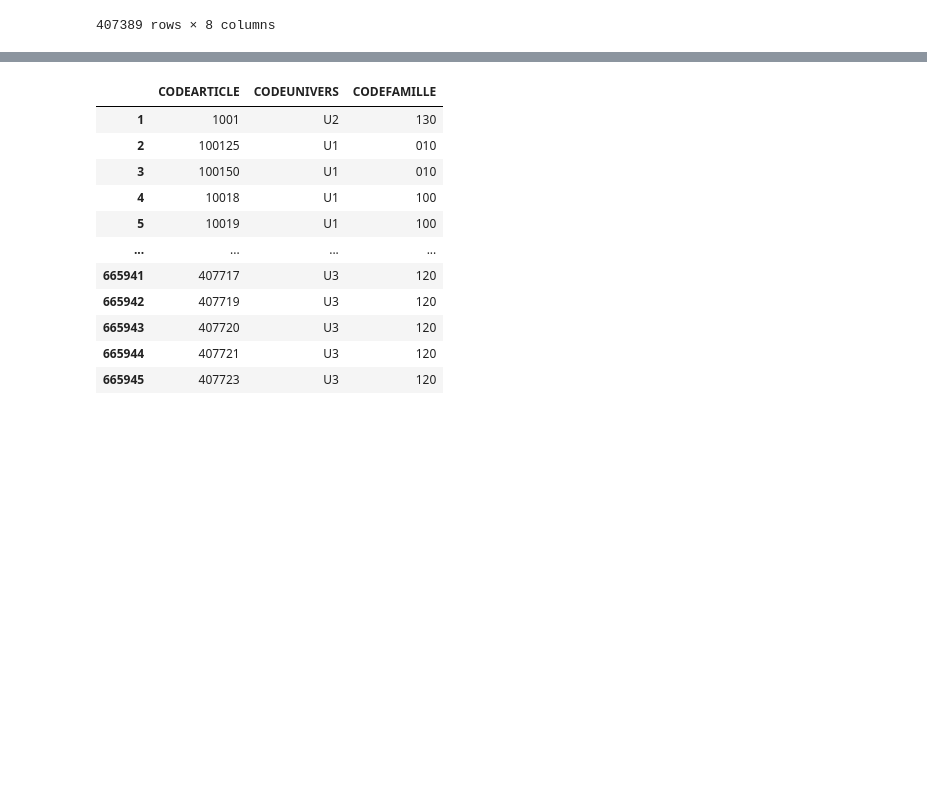
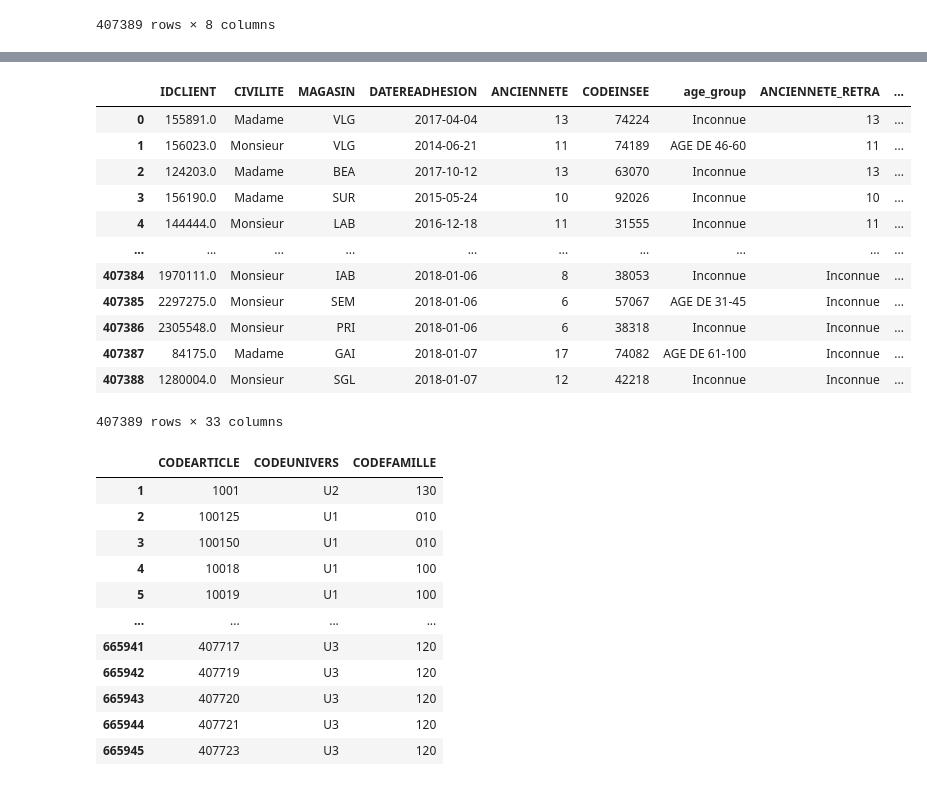
Before and after one commit to KBL78110/Retail_Customer_Retention, a Jupyter notebook: NOTEBOOK_MERGED_CLIENT_FINAL_BOTANIC.ipynb, the cells around one changed output, grey strips where cells are left out. Saved outputs shown, nothing was run; the diff lists cells and outputs as text; code cells hidden in the pictures; blank space fills up the shorter version.

Commit message:
df_CLIENTS

```diff
--- a/NOTEBOOK_MERGED_CLIENT_FINAL_BOTANIC.ipynb
+++ b/NOTEBOOK_MERGED_CLIENT_FINAL_BOTANIC.ipynb
@@ -66,6 +66,24 @@ data6
 | 34943 | 97616 | Sada | 6 | 976 | 1 447 | 175 | 45 | ... |
 | 34944 | 97617 | Tsingoni | 6 | 976 | 2 223 | 399 | 58 | ... |
 34945 rows × 26 columns
+# %%
+df_CLIENTS=data1.merge(data6, how='left',left_on='CODEINSEE', right_on='CODEINSEE')
+# %%
+df_CLIENTS
+# %% [output]
+|  | IDCLIENT | CIVILITE | MAGASIN | DATEREADHESION | ANCIENNETE | CODEINSEE | age_group | ANCIENNETE_RETRA | ... |
+| 0 | 155891.0 | Madame | VLG | 2017-04-04 | 13 | 74224 | Inconnue | 13 | ... |
+| 1 | 156023.0 | Monsieur | VLG | 2014-06-21 | 11 | 74189 | AGE DE 46-60 | 11 | ... |
+| 2 | 124203.0 | Madame | BEA | 2017-10-12 | 13 | 63070 | Inconnue | 13 | ... |
+| 3 | 156190.0 | Madame | SUR | 2015-05-24 | 10 | 92026 | Inconnue | 10 | ... |
+| 4 | 144444.0 | Monsieur | LAB | 2016-12-18 | 11 | 31555 | Inconnue | 11 | ... |
+| ... | ... | ... | ... | ... | ... | ... | ... | ... | ... |
+| 407384 | 1970111.0 | Monsieur | IAB | 2018-01-06 | 8 | 38053 | Inconnue | Inconnue | ... |
+| 407385 | 2297275.0 | Monsieur | SEM | 2018-01-06 | 6 | 57067 | AGE DE 31-45 | Inconnue | ... |
+| 407386 | 2305548.0 | Monsieur | PRI | 2018-01-06 | 6 | 38318 | Inconnue | Inconnue | ... |
+| 407387 | 84175.0 | Madame | GAI | 2018-01-07 | 17 | 74082 | AGE DE 61-100 | Inconnue | ... |
+| 407388 | 1280004.0 | Monsieur | SGL | 2018-01-07 | 12 | 42218 | Inconnue | Inconnue | ... |
+407389 rows × 33 columns
 # %%
 ARTICLES = "C:\\Users\\belga\\OneDrive\\Bureau\\EMBA Big Data\\Module Datascience\\Projet Data Science S2 2024\\ARTICLES_NET.pkl"
 data4 = pd.read_pickle(ARTICLES)
```
Also changed, not shown: parts of 1 cell of this notebook, 1 other file.
